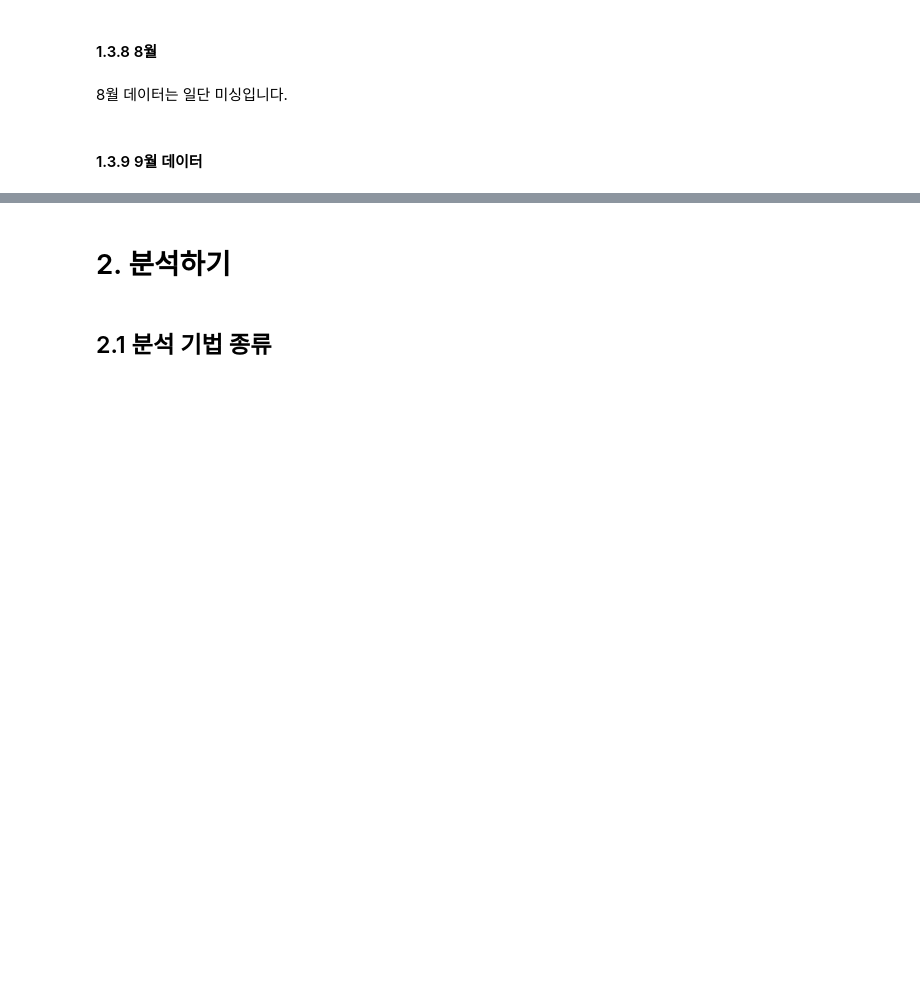
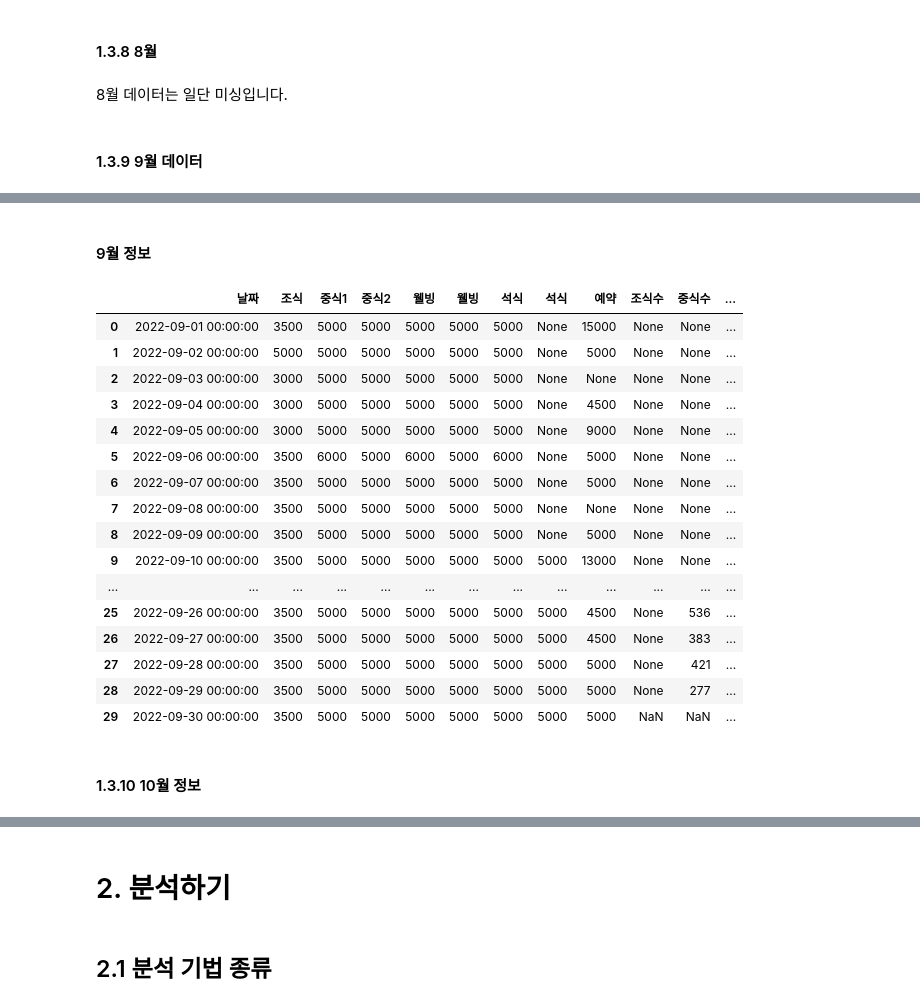
Before and after one commit to 10wook/School_Restaurants_demand_forcast, a Jupyter notebook: test.ipynb, the cells around one changed output, grey strips where cells are left out. Cells and saved outputs as stored; diff of their text form; code cells hidden in the pictures; blank space fills up the shorter version.

```diff
--- a/test.ipynb
+++ b/test.ipynb
@@ -535,0 +523,67 @@ demend_info_2022_07
+# %%
+#원하는 시트 불러옴
+demend_info_2022_09 = demend_info_2022['2022.09']
+
+#판다스 프레임으로 변환
+demend_info_2022_09 = pd.DataFrame(demend_info_2022_09.values)
+
+#날짜 추출
+date = demend_info_2022_09.loc[4:62, 0]
+date = date.iloc[::2]
+
+#원하는 값(필요한 값 추출)
+demend_info_2022_09 = demend_info_2022_09.loc[4:62, 12:21]
+
+# 짝수줄
+temp = demend_info_2022_09.iloc[::2, :]
+#홀수줄 여기가 식수값이다.
+temp2 = demend_info_2022_09.iloc[1::2]
+
+
+# 날짜 결합
+temp = pd.concat([date, temp], axis=1)
+temp2 = pd.DataFrame(temp2[[12,13,14,15,16,17,18,20,21]])
+
+# 일단 결합을 위한 전처리
+temp = temp.reset_index()
+temp2 = temp2.reset_index()
+temp
+#두개 결합
+temp = pd.concat([temp,temp2], axis=1)
+
+# 필요 없는 부분 없애버리기
+temp = temp.drop(['index'],axis=1)
+
+#새로운 칼럼명 붙이기
+temp.columns = ['날짜','조식','중식1','중식2','웰빙','웰빙','석식','석식','예약','공란','공란','조식수','중식수','중식수2','웰빙','웰빙2','석식수','석식수2','합계','매출']
+
+# 공란 없애기
+temp = temp.drop(['공란'],axis=1)
+
+
+
+demend_info_2022_09 = copy.deepcopy(temp)
+# %% [markdown]
+#### 9월 정보
+# %%
+demend_info_2022_09
+# %% [output]
+|  | 날짜 | 조식 | 중식1 | 중식2 | 웰빙 | 웰빙 | 석식 | 석식 | 예약 | 조식수 | 중식수 | ... |
+| 0 | 2022-09-01 00:00:00 | 3500 | 5000 | 5000 | 5000 | 5000 | 5000 | None | 15000 | None | None | ... |
+| 1 | 2022-09-02 00:00:00 | 5000 | 5000 | 5000 | 5000 | 5000 | 5000 | None | 5000 | None | None | ... |
+| 2 | 2022-09-03 00:00:00 | 3000 | 5000 | 5000 | 5000 | 5000 | 5000 | None | None | None | None | ... |
+| 3 | 2022-09-04 00:00:00 | 3000 | 5000 | 5000 | 5000 | 5000 | 5000 | None | 4500 | None | None | ... |
+| 4 | 2022-09-05 00:00:00 | 3000 | 5000 | 5000 | 5000 | 5000 | 5000 | None | 9000 | None | None | ... |
+| 5 | 2022-09-06 00:00:00 | 3500 | 6000 | 5000 | 6000 | 5000 | 6000 | None | 5000 | None | None | ... |
+| 6 | 2022-09-07 00:00:00 | 3500 | 5000 | 5000 | 5000 | 5000 | 5000 | None | 5000 | None | None | ... |
+| 7 | 2022-09-08 00:00:00 | 3500 | 5000 | 5000 | 5000 | 5000 | 5000 | None | None | None | None | ... |
+| 8 | 2022-09-09 00:00:00 | 3500 | 5000 | 5000 | 5000 | 5000 | 5000 | None | 5000 | None | None | ... |
+| 9 | 2022-09-10 00:00:00 | 3500 | 5000 | 5000 | 5000 | 5000 | 5000 | 5000 | 13000 | None | None | ... |
+| ... | ... | ... | ... | ... | ... | ... | ... | ... | ... | ... | ... | ... |
+| 25 | 2022-09-26 00:00:00 | 3500 | 5000 | 5000 | 5000 | 5000 | 5000 | 5000 | 4500 | None | 536 | ... |
+| 26 | 2022-09-27 00:00:00 | 3500 | 5000 | 5000 | 5000 | 5000 | 5000 | 5000 | 4500 | None | 383 | ... |
+| 27 | 2022-09-28 00:00:00 | 3500 | 5000 | 5000 | 5000 | 5000 | 5000 | 5000 | 5000 | None | 421 | ... |
+| 28 | 2022-09-29 00:00:00 | 3500 | 5000 | 5000 | 5000 | 5000 | 5000 | 5000 | 5000 | None | 277 | ... |
+| 29 | 2022-09-30 00:00:00 | 3500 | 5000 | 5000 | 5000 | 5000 | 5000 | 5000 | 5000 | NaN | NaN | ... |
+# %% [markdown]
+#### 1.3.10 10월 정보
```
Also changed, not shown: parts of 7 cells of this notebook.
